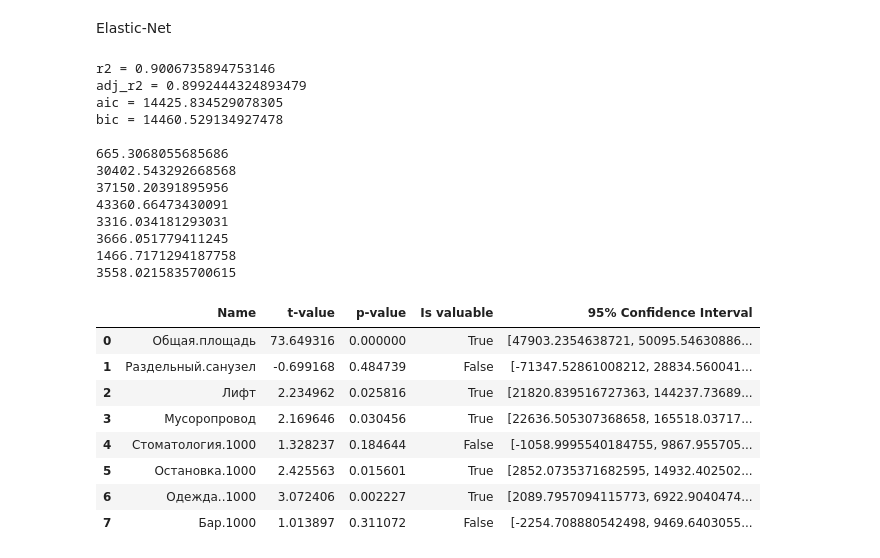
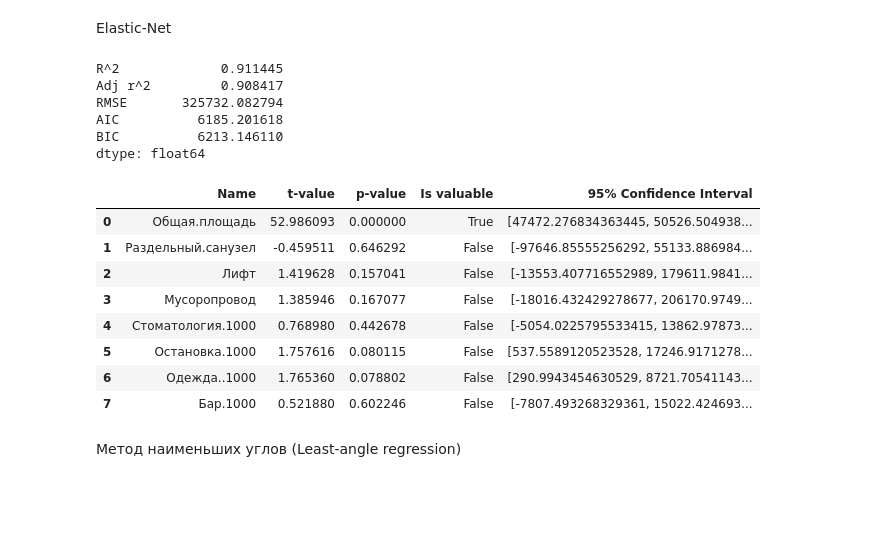
Before and after one commit to AdepteXiao/MAD_3, a Jupyter notebook: lab3.ipynb, the cells around one changed output. Cells and saved outputs as stored; diff of their text form; code cells hidden in the pictures; blank space fills up the shorter version.

```diff
--- a/lab3.ipynb
+++ b/lab3.ipynb
@@ -216,3 +248,5 @@ def print_coef_stats(model, X, y):
+# %%
+stats_summary = {}
 # %% [markdown]
 Линейная регрессия (МНК)
 # %%
@@ -229,9 +263,11 @@ params = {
     'copy_X': [True, False],
     'n_jobs': [1, 2, 4, 8],
 }
-grid = GridSearchCV(lr, params, cv=5, scoring='neg_mean_squared_error').fit(x_train, y_train)
+grid = GridSearchCV(lr, params, cv=5, scoring='neg_mean_squared_error').fit(lr_x_train, y_train)
 model = grid.best_estimator_
 
-get_model_stats(model, x_train, y_train)
-display(print_coef_stats(model, x_train, y_train))
+
+
+stats_summary["LinearRegression"] = get_model_stats(model, lr_x_test, y_test)
+display(coef_stats(model, lr_x_test, y_test, 'scl'))
 # %% [output]
@@ -261,11 +286,6 @@ bic = 14460.998154672088
 Лассо регрессия
 # %%
 lasr = Lasso()
-
-selector = SequentialFeatureSelector(lasr).fit(x_train, y_train)
-features = selector.get_support()
-lasr_x_train = x_train.loc[:, features]
-lasr_x_test = x_test.loc[:, features]
 
 params = {
     'alpha': np.logspace(-4, 2, 7),
@@ -277,6 +297,6 @@ params = {
 grid = GridSearchCV(lasr, params, cv=5, scoring='neg_mean_squared_error').fit(x_train, y_train)
 model = grid.best_estimator_
 
-get_model_stats(model, x_train, y_train)
-display(print_coef_stats(model, x_train, y_train))
+stats_summary["Lasso"] = get_model_stats(model, x_test, y_test)
+display(coef_stats(model, x_test, y_test, 'scl'))
 # %% [output]
@@ -306,11 +319,6 @@ bic = 14460.998622915902
 Гребневая регрессия
 # %%
 ridr = Ridge()
-
-selector = SequentialFeatureSelector(ridr).fit(x_train, y_train)
-features = selector.get_support()
-ridr_x_train = x_train.loc[:, features]
-ridr_x_test = x_test.loc[:, features]
 
 params = {
     'alpha': np.logspace(-4, 2, 7),
@@ -322,6 +330,6 @@ params = {
 grid = GridSearchCV(ridr, params, cv=5, scoring='neg_mean_squared_error').fit(x_train, y_train)
 model = grid.best_estimator_
 
-get_model_stats(model, x_train, y_train)
-display(print_coef_stats(model, x_train, y_train))
+stats_summary["Ridge"] = get_model_stats(model, x_test, y_test)
+display(coef_stats(model, x_test, y_test, 'scl'))
 # %% [output]
@@ -351,41 +352,31 @@ bic = 14462.077353586421
 Elastic-Net
 # %%
 eln = ElasticNet()
-
-selector = SequentialFeatureSelector(eln).fit(x_train, y_train)
-features = selector.get_support()
-eln_x_train = x_train.loc[:, features]
-eln_x_test = x_test.loc[:, features]
 
 params = {
     'alpha': np.logspace(-4, 0, 50),
     'l1_ratio': [0.25, 0.5, 0.75]
 }
 grid = GridSearchCV(eln, params, cv=5, scoring='neg_mean_squared_error').fit(x_train, y_train)
 model = grid.best_estimator_
 
-get_model_stats(model, x_train, y_train)
-display(print_coef_stats(model, x_train, y_train))
+stats_summary["ElasticNet"] = get_model_stats(model, x_test, y_test)
+display(coef_stats(model, x_test, y_test, 'scl'))
 # %% [output]
-r2 = 0.9006735894753146
-adj_r2 = 0.8992444324893479
-aic = 14425.834529078305
-bic = 14460.529134927478
-
-665.3068055685686
-30402.543292668568
-37150.20391895956
-43360.66473430091
-3316.034181293031
-3666.051779411245
-1466.7171294187758
-3558.0215835700615
+R^2             0.911445
+Adj r^2         0.908417
+RMSE       325732.082794
+AIC          6185.201618
+BIC          6213.146110
+dtype: float64
 |  | Name | t-value | p-value | Is valuable | 95% Confidence Interval |
-| 0 | Общая.площадь | 73.649316 | 0.000000 | True | [47903.2354638721, 50095.54630886... |
-| 1 | Раздельный.санузел | -0.699168 | 0.484739 | False | [-71347.52861008212, 28834.560041... |
-| 2 | Лифт | 2.234962 | 0.025816 | True | [21820.839516727363, 144237.73689... |
-| 3 | Мусоропровод | 2.169646 | 0.030456 | True | [22636.505307368658, 165518.03717... |
-| 4 | Стоматология.1000 | 1.328237 | 0.184644 | False | [-1058.9995540184755, 9867.955705... |
-| 5 | Остановка.1000 | 2.425563 | 0.015601 | True | [2852.0735371682595, 14932.402502... |
-| 6 | Одежда..1000 | 3.072406 | 0.002227 | True | [2089.7957094115773, 6922.9040474... |
-| 7 | Бар.1000 | 1.013897 | 0.311072 | False | [-2254.708880542498, 9469.6403055... |
+| 0 | Общая.площадь | 52.986093 | 0.000000 | True | [47472.276834363445, 50526.504938... |
+| 1 | Раздельный.санузел | -0.459511 | 0.646292 | False | [-97646.85555256292, 55133.886984... |
+| 2 | Лифт | 1.419628 | 0.157041 | False | [-13553.407716552989, 179611.9841... |
+| 3 | Мусоропровод | 1.385946 | 0.167077 | False | [-18016.432429278677, 206170.9749... |
+| 4 | Стоматология.1000 | 0.768980 | 0.442678 | False | [-5054.0225795533415, 13862.97873... |
+| 5 | Остановка.1000 | 1.757616 | 0.080115 | False | [537.5589120523528, 17246.9171278... |
+| 6 | Одежда..1000 | 1.765360 | 0.078802 | False | [290.9943454630529, 8721.70541143... |
+| 7 | Бар.1000 | 0.521880 | 0.602246 | False | [-7807.493268329361, 15022.424693... |
+# %% [markdown]
+Метод наименьших углов (Least-angle regression)
```
Also changed, not shown: parts of 19 cells of this notebook.
